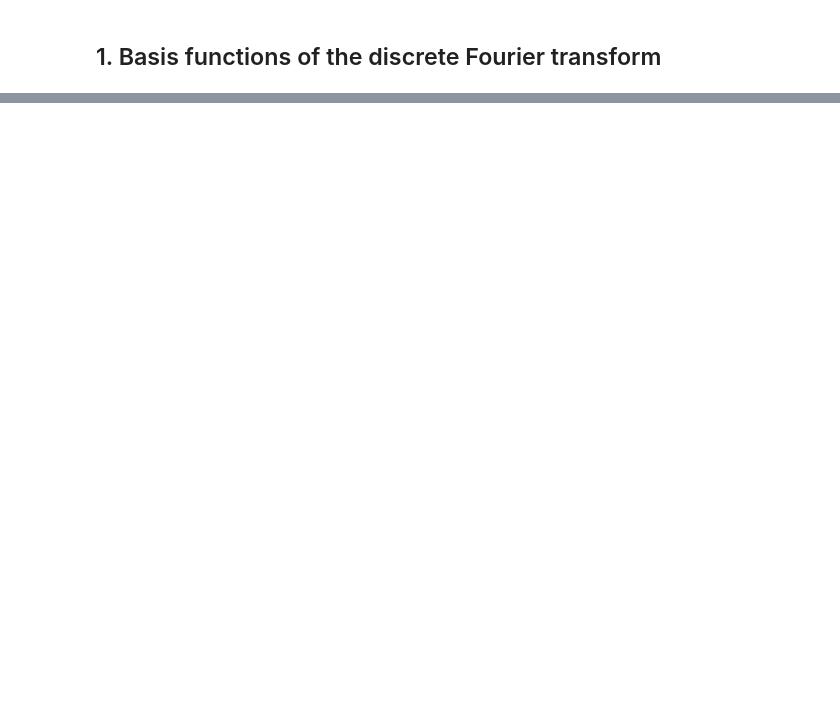
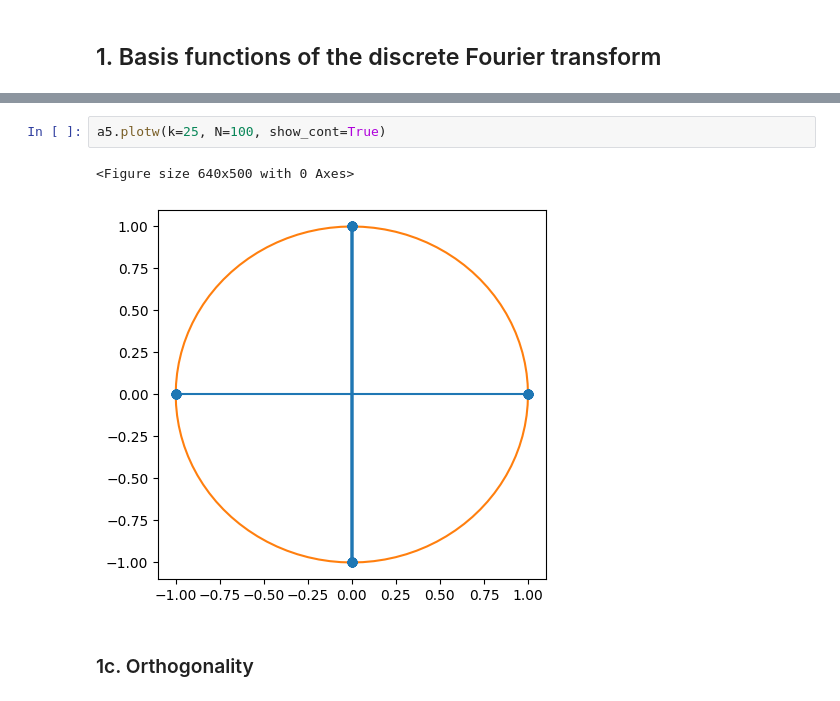
Before and after one commit to finnhittson/csds464, a Jupyter notebook: 464-A5_fxh157_files/A5_fxh157.ipynb, the cells around one changed output, grey strips where cells are left out. Saved outputs shown, nothing was run; the diff lists cells and outputs as text; blank space fills up the shorter version.

```diff
--- a/464-A5_fxh157_files/A5_fxh157.ipynb
+++ b/464-A5_fxh157_files/A5_fxh157.ipynb
@@ -39,0 +55,7 @@ Increasing $k$ from $1$ to $2$ causes the period of sine and cosine to decrease
+# %%
+a5.plotw(k=25, N=100, show_cont=True)
+# %% [output]
+<Figure size 640x500 with 0 Axes>
+[figure, added]
+# %% [markdown]
+### 1c. Orthogonality
```
Also changed, not shown: parts of 29 cells of this notebook, 1 other file.
